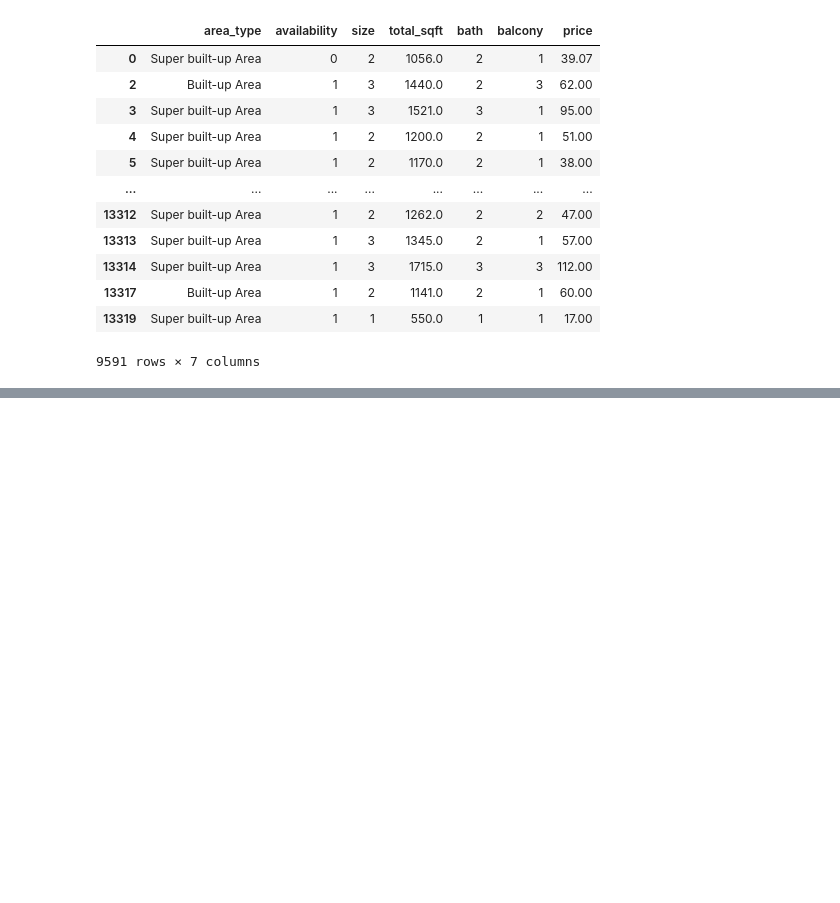
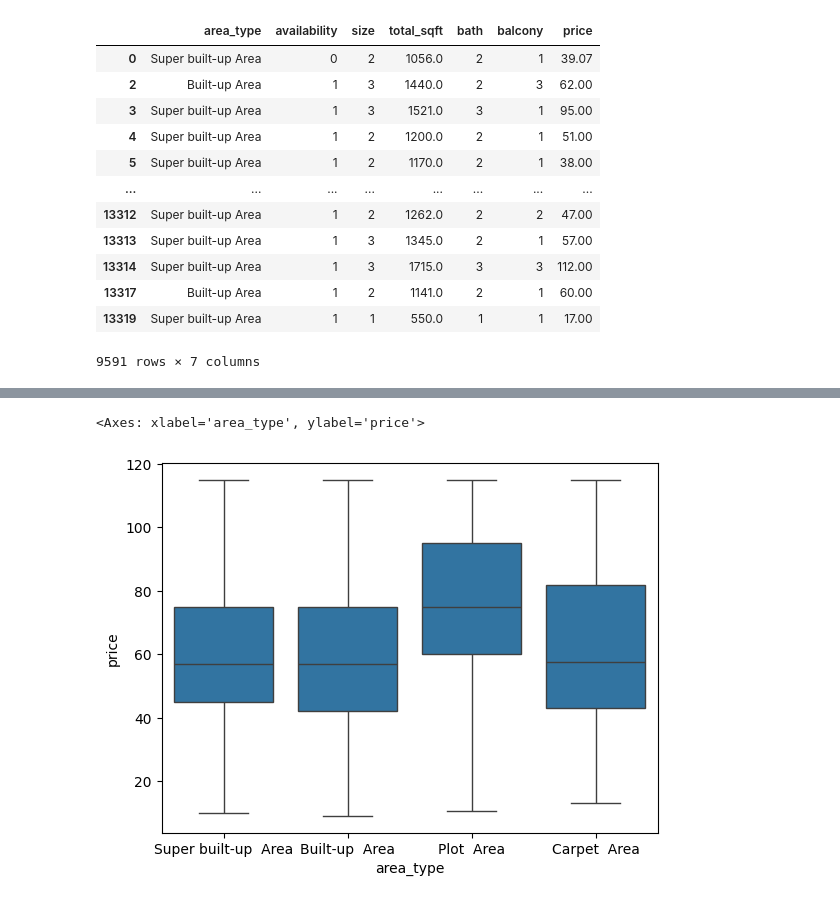
Before and after one commit to Jashan-jj/Bengaluru-House-Price-Prediction-Using-KNN, a Jupyter notebook: model/codes/bengaluru_house_price_prediction_using_knn.ipynb, the cells around one changed output, grey strips where cells are left out. Saved outputs shown, nothing was run; the diff lists cells and outputs as text; code cells hidden in the pictures; blank space fills up the shorter version.

```diff
--- a/model/codes/bengaluru_house_price_prediction_using_knn.ipynb
+++ b/model/codes/bengaluru_house_price_prediction_using_knn.ipynb
@@ -553,0 +568,5 @@ df.loc[(df.total_sqft / df.size) < 300]
+# %%
+idx= df.loc[df['total_sqft'] < 300].index
+df.drop(idx, inplace=True)
+idx= df.loc[df['total_sqft'] > 3000].index
+df.drop(idx, inplace=True)
@@ -553,0 +600,5 @@ df.loc[(df.total_sqft / df.size) < 300]
+# %%
+sns.boxplot(x= 'area_type', y= 'price', data= df)
+# %% [output]
+<Axes: xlabel='area_type', ylabel='price'>
+[figure, added]
```
Also changed, not shown: parts of 28 cells of this notebook.
